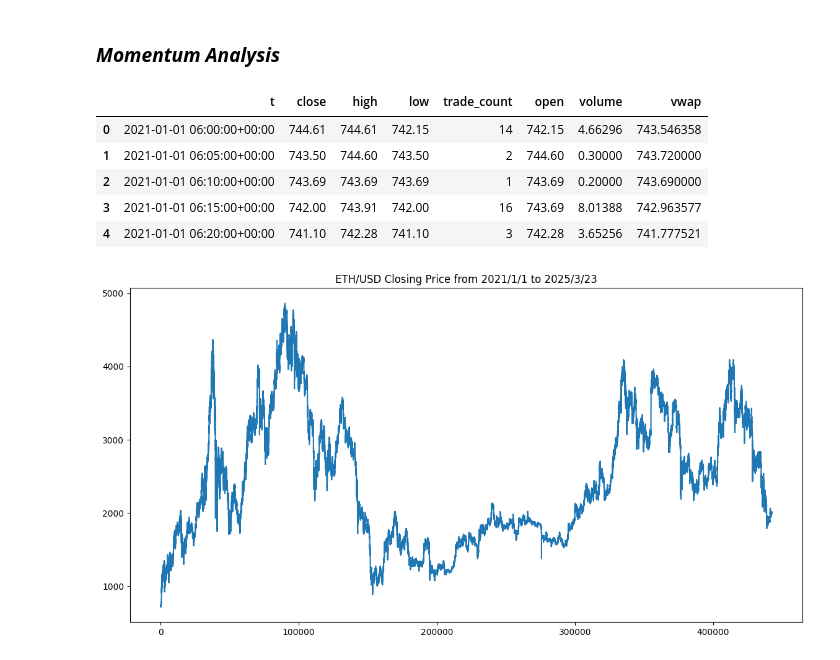
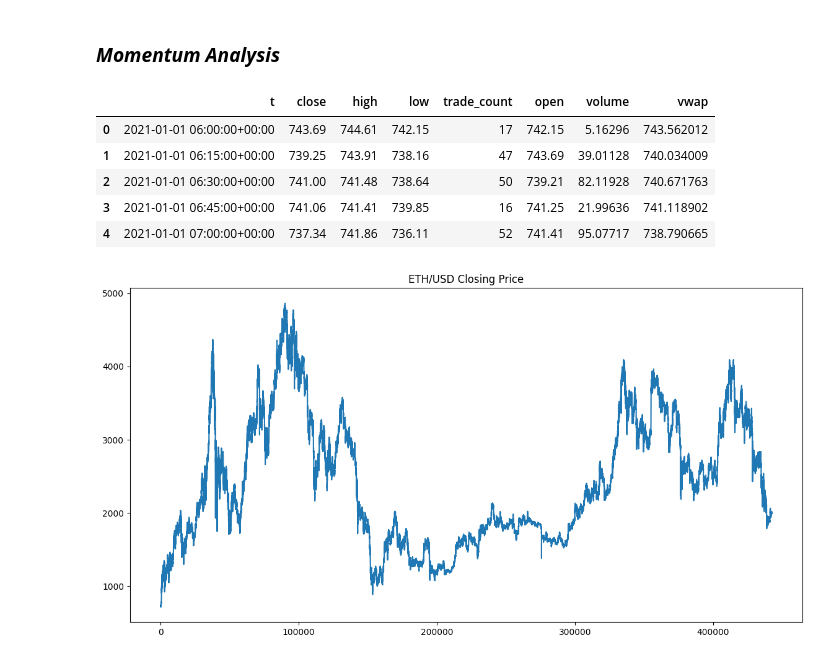
Before and after one commit to unknownsoup/quant-strategies-hub, a Jupyter notebook: momentum-altdata-crypto/analysis.ipynb, the cells around one changed output. Cells and saved outputs as stored; diff of their text form; code cells hidden in the pictures.

```diff
--- a/momentum-altdata-crypto/analysis.ipynb
+++ b/momentum-altdata-crypto/analysis.ipynb
@@ -4,22 +4,22 @@
 import pandas as pd
 
 # Load the dataset
-df = pd.read_csv('ETH_USD_5Min.csv')
+df = pd.read_csv('ETH_USD_15Min.csv')
 df.head()
 # %% [output]
 |  | t | close | high | low | trade_count | open | volume | vwap |
-| 0 | 2021-01-01 06:00:00+00:00 | 744.61 | 744.61 | 742.15 | 14 | 742.15 | 4.66296 | 743.546358 |
-| 1 | 2021-01-01 06:05:00+00:00 | 743.50 | 744.60 | 743.50 | 2 | 744.60 | 0.30000 | 743.720000 |
-| 2 | 2021-01-01 06:10:00+00:00 | 743.69 | 743.69 | 743.69 | 1 | 743.69 | 0.20000 | 743.690000 |
-| 3 | 2021-01-01 06:15:00+00:00 | 742.00 | 743.91 | 742.00 | 16 | 743.69 | 8.01388 | 742.963577 |
-| 4 | 2021-01-01 06:20:00+00:00 | 741.10 | 742.28 | 741.10 | 3 | 742.28 | 3.65256 | 741.777521 |
+| 0 | 2021-01-01 06:00:00+00:00 | 743.69 | 744.61 | 742.15 | 17 | 742.15 | 5.16296 | 743.562012 |
+| 1 | 2021-01-01 06:15:00+00:00 | 739.25 | 743.91 | 738.16 | 47 | 743.69 | 39.01128 | 740.034009 |
+| 2 | 2021-01-01 06:30:00+00:00 | 741.00 | 741.48 | 738.64 | 50 | 739.21 | 82.11928 | 740.671763 |
+| 3 | 2021-01-01 06:45:00+00:00 | 741.06 | 741.41 | 739.85 | 16 | 741.25 | 21.99636 | 741.118902 |
+| 4 | 2021-01-01 07:00:00+00:00 | 737.34 | 741.86 | 736.11 | 52 | 741.41 | 95.07717 | 738.790665 |
 # %%
 import matplotlib.pyplot as plt
 
 # Plot the closing prices
 plt.figure(figsize=(14, 7))
 plt.plot(df.index, df['close'], label='ETH/USD Closing Price')
-plt.title('ETH/USD Closing Price from 2021/1/1 to 2025/3/23')
+plt.title('ETH/USD Closing Price')
 plt.show()
 # %% [output]
-[figure, old version]
+[figure, new version]
```
Also changed, not shown: parts of 4 cells of this notebook, 3 other files.
